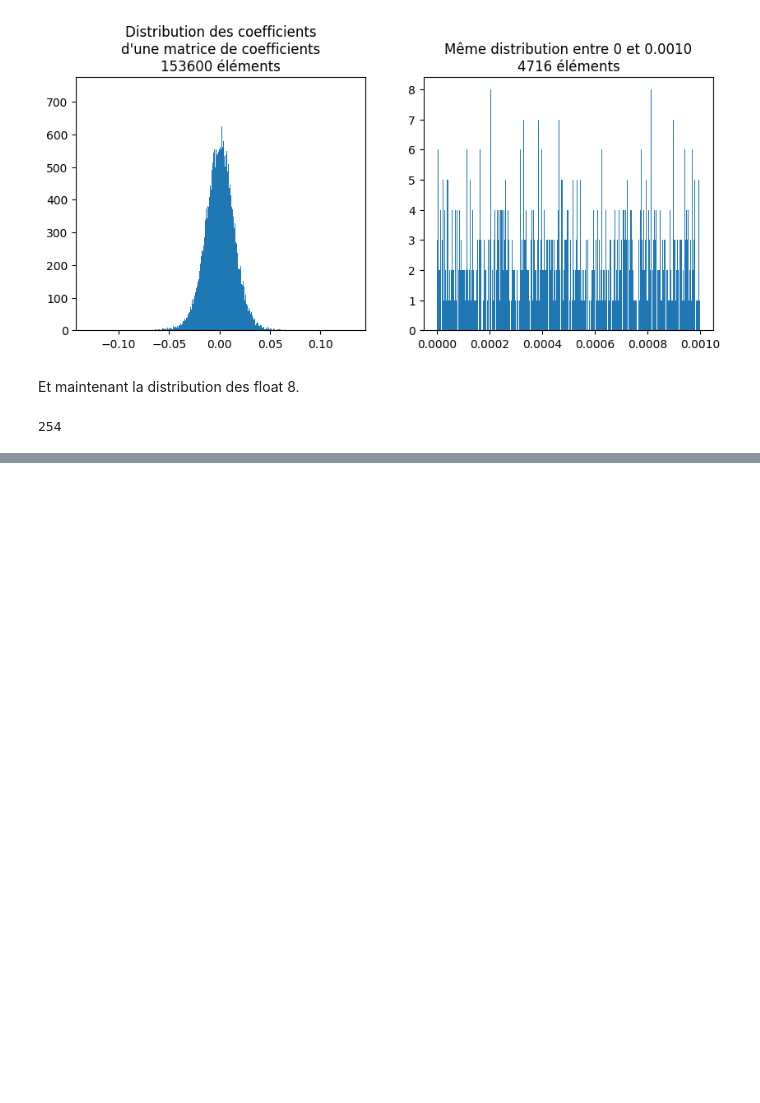
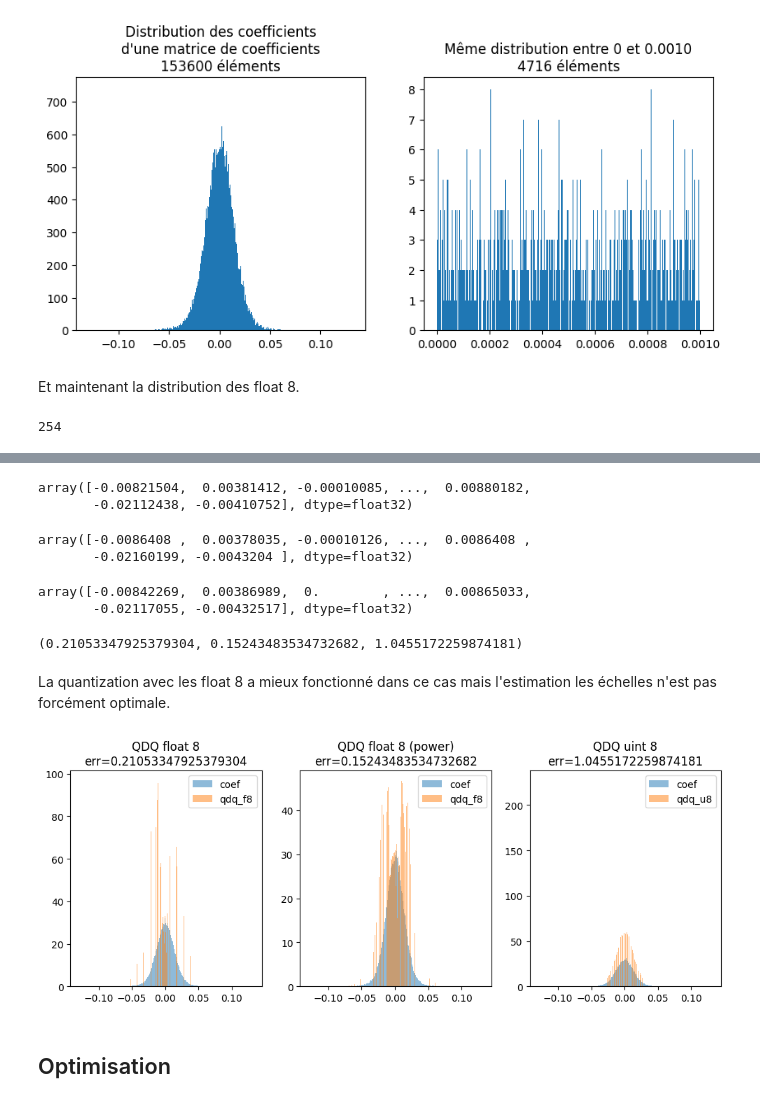
Before and after one commit to sdpython/mlstatpy, a Jupyter notebook: _doc/notebooks/dsgarden/quantization_f8.ipynb, the cells around one changed output, grey strips where cells are left out. Cells and saved outputs as stored; diff of their text form; code cells hidden in the pictures; blank space fills up the shorter version.

```diff
--- a/_doc/notebooks/dsgarden/quantization_f8.ipynb
+++ b/_doc/notebooks/dsgarden/quantization_f8.ipynb
@@ -93,0 +195,78 @@ axs[1].set_title("Même distribution avec plus de bins");
+# %%
+from onnx.helper import make_node, make_graph, make_model, make_tensor_value_info, make_operatorsetid, make_tensor
+from onnx.reference import ReferenceEvaluator
+
+X = make_tensor_value_info("X", TensorProto.FLOAT, [None])
+Scale = make_tensor_value_info("Scale", TensorProto.FLOAT, [1])
+Y = make_tensor_value_info("Y", TensorProto.FLOAT, [None])
+
+model_f8 = make_model(
+    make_graph(
+        [make_node("Constant", [], ["Zero"],
+                   value=make_tensor("Zero", TensorProto.FLOAT8E4M3FN, [1], [0.0])),
+         make_node("QuantizeLinear", ["X", "Scale", "Zero"], ["Q"], axis=0),
+         make_node("DequantizeLinear", ["Q", "Scale"], ["Y"], axis=0)],
+        "quf8", [X, Scale], [Y],
+    ),
+    opset_imports=[make_operatorsetid("", 19)]
+)
+
+ref_f8 = ReferenceEvaluator(model_f8)
+qu_f8 = ref_f8.run(None, {'X': coef.ravel(), 'Scale': numpy.array([scale_f8], dtype=numpy.float32)})[0]
+qu_f8
+# %% [output]
+array([-0.00821504,  0.00381412, -0.00010085, ...,  0.00880182,
+       -0.02112438, -0.00410752], dtype=float32)
+# %%
+qu_f8p = ref_f8.run(None, {'X': coef.ravel(), 'Scale': numpy.array([scale_f8p], dtype=numpy.float32)})[0]
+qu_f8p
+# %% [output]
+array([-0.0086408 ,  0.00378035, -0.00010126, ...,  0.0086408 ,
+       -0.02160199, -0.0043204 ], dtype=float32)
+# %%
+model_u8 = make_model(
+    make_graph(
+        [make_node("Constant", [], ["Zero"],
+                   value=make_tensor("Zero", TensorProto.UINT8, [1], [int(zero_u8)])),
+         make_node("QuantizeLinear", ["X", "Scale", "Zero"], ["Q"], axis=0),
+         make_node("DequantizeLinear", ["Q", "Scale", "Zero"], ["Y"], axis=0)],
+        "quu8", [X, Scale], [Y],
+    ),
+    opset_imports=[make_operatorsetid("", 19)]
+)
+
+ref_u8 = ReferenceEvaluator(model_u8)
+qu_u8 = ref_u8.run(None, {'X': coef.ravel(), 'Scale': numpy.array([scale_u8], dtype=numpy.float32)})[0]
+qu_u8
+# %% [output]
+array([-0.00842269,  0.00386989,  0.        , ...,  0.00865033,
+       -0.02117055, -0.00432517], dtype=float32)
+# %%
+err_f8 = ((coef.ravel() - qu_f8) ** 2).sum() ** 0.5
+err_f8p = ((coef.ravel() - qu_f8p) ** 2).sum() ** 0.5
+err_u8 = ((coef.ravel() - qu_u8) ** 2).sum() ** 0.5
+err_f8, err_f8p, err_u8
+# %% [output]
+(0.21053347925379304, 0.15243483534732682, 1.0455172259874181)
+# %% [markdown]
+La quantization avec les float 8 a mieux fonctionné dans ce cas mais l'estimation les échelles n'est pas forcément optimale.
+# %%
+fig, axs = plt.subplots(1, 3, figsize=(12, 4))
+axs[0].hist(coef.ravel(), bins=512, density=True, label="coef", alpha=0.5)
+axs[0].hist(qu_f8, bins=512, alpha=0.5, label="qdq_f8", density=True)
+axs[0].legend()
+axs[0].set_title(f"QDQ float 8\nerr={err_f8}")
+
+axs[1].hist(coef.ravel(), bins=512, density=True, label="coef", alpha=0.5)
+axs[1].hist(qu_f8p, bins=512, alpha=0.5, label="qdq_f8", density=True)
+axs[1].legend()
+axs[1].set_title(f"QDQ float 8 (power)\nerr={err_f8p}")
+
+axs[2].hist(coef.ravel(), bins=512, density=True, label="coef", alpha=0.5)
+axs[2].hist(qu_u8, bins=512, alpha=0.5, label="qdq_u8", density=True)
+axs[2].legend()
+axs[2].set_title(f"QDQ uint 8\nerr={err_u8}");
+# %% [output]
+[figure, added]
+# %% [markdown]
+## Optimisation
```
Also changed, not shown: parts of 10 cells of this notebook.
